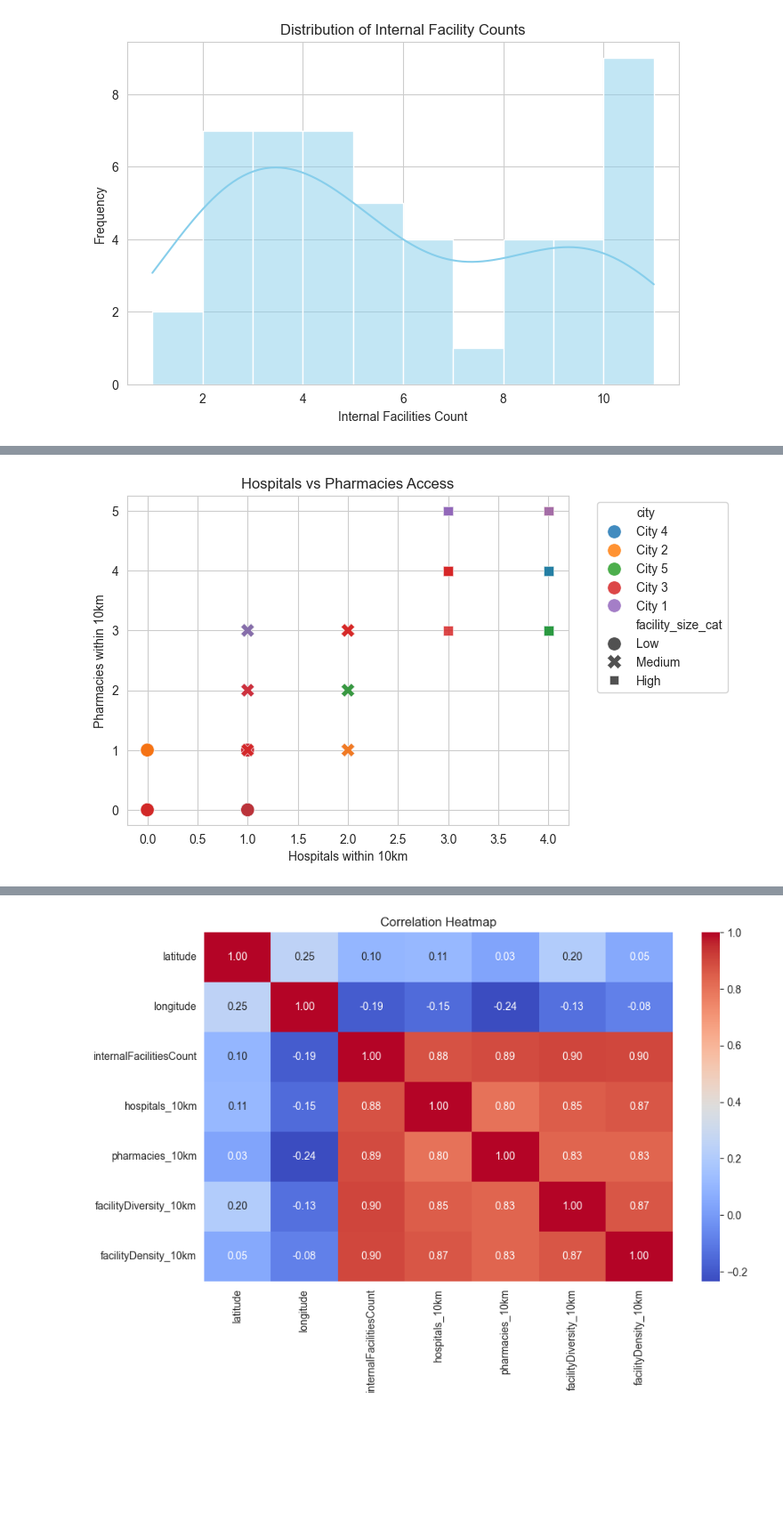
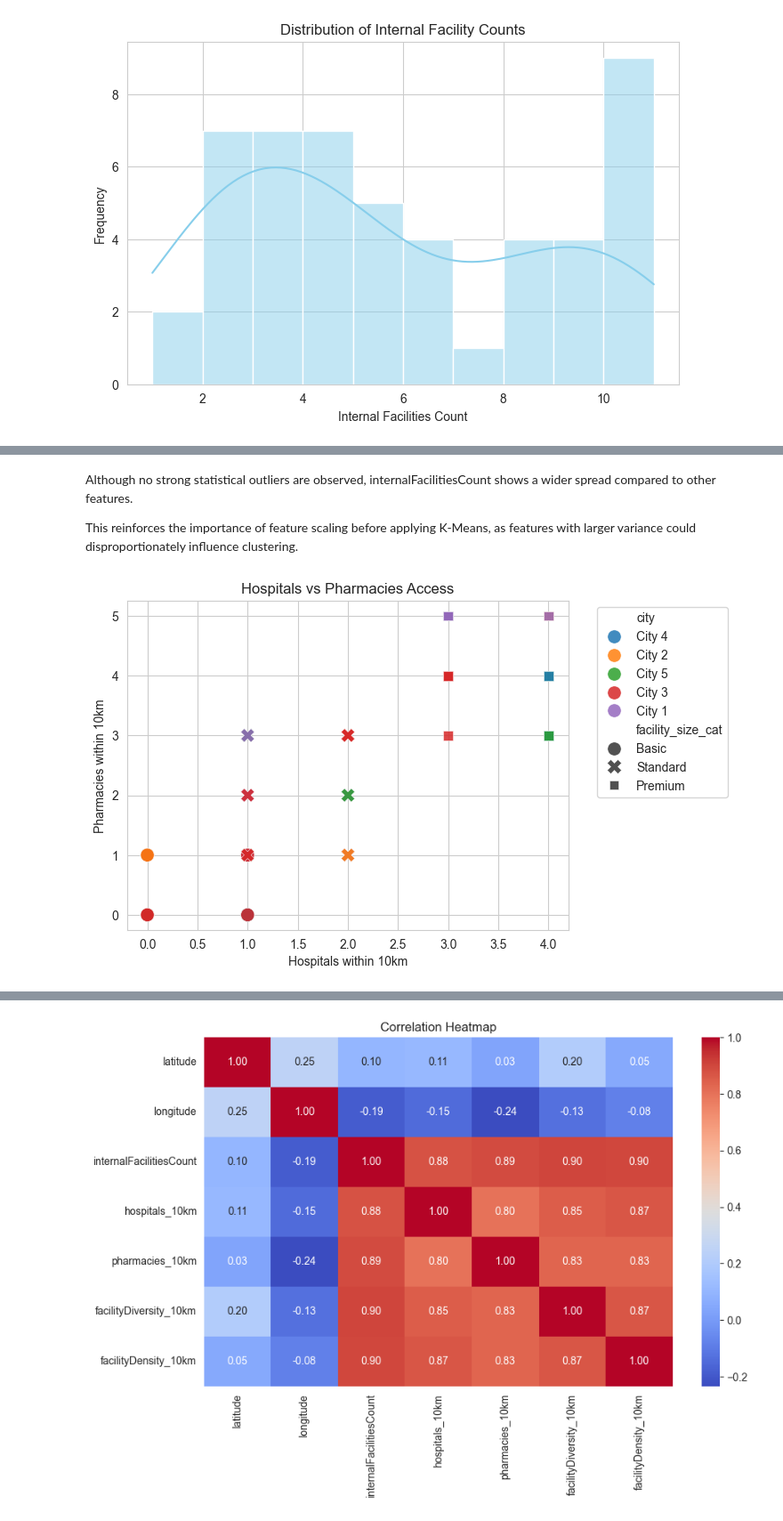
Before and after one commit to AkuhaPhd/research-center-quality-classifier, a Jupyter notebook: EDA_and_Model.ipynb, the cells around one changed output, grey strips where cells are left out. Shown at 89% size. Drawn from its saved outputs; the diff is of its cells as text; code cells hidden in the pictures; blank space fills up the shorter version.

```diff
--- a/EDA_and_Model.ipynb
+++ b/EDA_and_Model.ipynb
@@ -141,32 +167,38 @@ plt.show()
+# %% [markdown]
+Although no strong statistical outliers are observed,
+internalFacilitiesCount shows a wider spread compared to other features.
+
+This reinforces the importance of feature scaling before applying K-Means,
+as features with larger variance could disproportionately influence clustering.
 # %%
 # Scatter plots showing hospital and pharmacy access
 rcq_df_sp = rcq_df.copy()
 rcq_df_sp["facility_size_cat"] = pd.cut(
     rcq_df_sp["internalFacilitiesCount"],
     bins=[0, 3, 7, 11],
-    labels=["Low", "Medium", "High"]
+    labels=["Basic", "Standard", "Premium"]
 )
 
 sns.scatterplot(
     data=rcq_df_sp,
     x="hospitals_10km",
     y="pharmacies_10km",
     hue="city",
     style="facility_size_cat",
     palette="tab10",
     s=120,
     alpha=0.85,
     edgecolor="white",
     linewidth=0.4,
 )
 
 plt.title("Hospitals vs Pharmacies Access")
 plt.xlabel("Hospitals within 10km")
 plt.ylabel("Pharmacies within 10km")
 plt.legend(bbox_to_anchor=(1.05, 1), loc='upper left')
 plt.show()
 # %% [output]
-[figure, old version]
+[figure, new version]
 # %%
 # Add jitter manually
 rcq_df_jitter = rcq_df_sp.copy()
```
Also changed, not shown: parts of 34 cells of this notebook, 2 other files.
